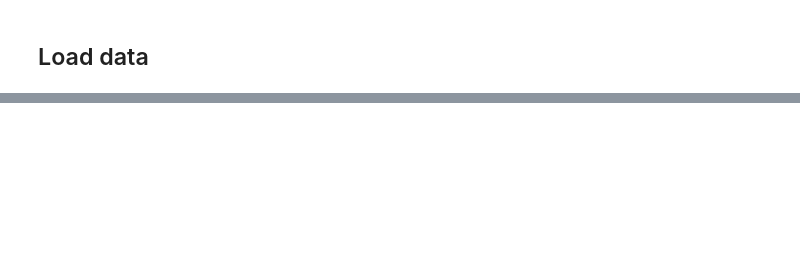
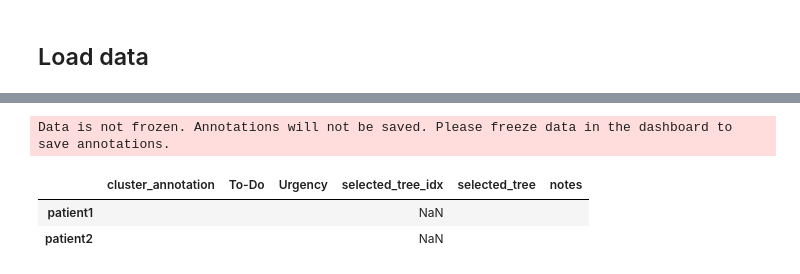
Before and after one commit to getzlab/PhylogicNDTReviewer, a Jupyter notebook: example_notebooks/SimulatedPhylogicNDTReview.ipynb, the cells around one changed output, grey strips where cells are left out. Cells and saved outputs as stored; diff of their text form; code cells hidden in the pictures; blank space fills up the shorter version.

```diff
--- a/example_notebooks/SimulatedPhylogicNDTReview.ipynb
+++ b/example_notebooks/SimulatedPhylogicNDTReview.ipynb
@@ -73,7 +74,7 @@ reviewer = PhylogicNDTReviewer()
 
 reviewer.set_review_data(
     # Enter the file path where you would like your pkl file of your review data to be stored
-    data_pkl_fn='../phylogicNDT_review.pkl',
+    data_path='phylogicNDT_review',
     # Breifly describe the source of your data and its purpose
     description='PhylogicNDT review',
     # Reference dataframes and directory from above
@@ -116,0 +142,7 @@ See the caveats in the documentation: https://pandas.pydata.org/pandas-docs/stab
+# %%
+reviewer.get_annot()
+# %% [output]
+Data is not frozen. Annotations will not be saved. Please freeze data in the dashboard to save annotations.
+|  | cluster_annotation | To-Do | Urgency | selected_tree_idx | selected_tree | notes |
+| patient1 |  |  |  | NaN |  |  |
+| patient2 |  |  |  | NaN |  |  |
```
Also changed, not shown: parts of 5 cells of this notebook, 2 other files.
